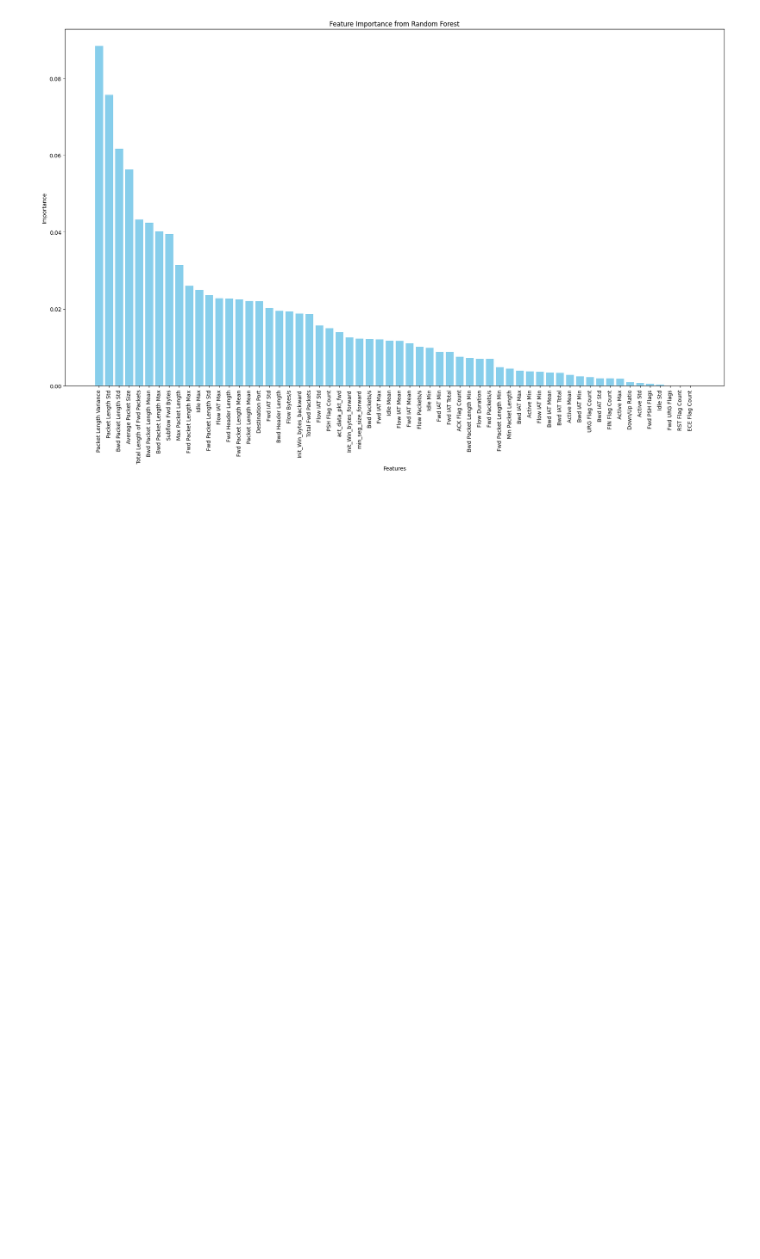
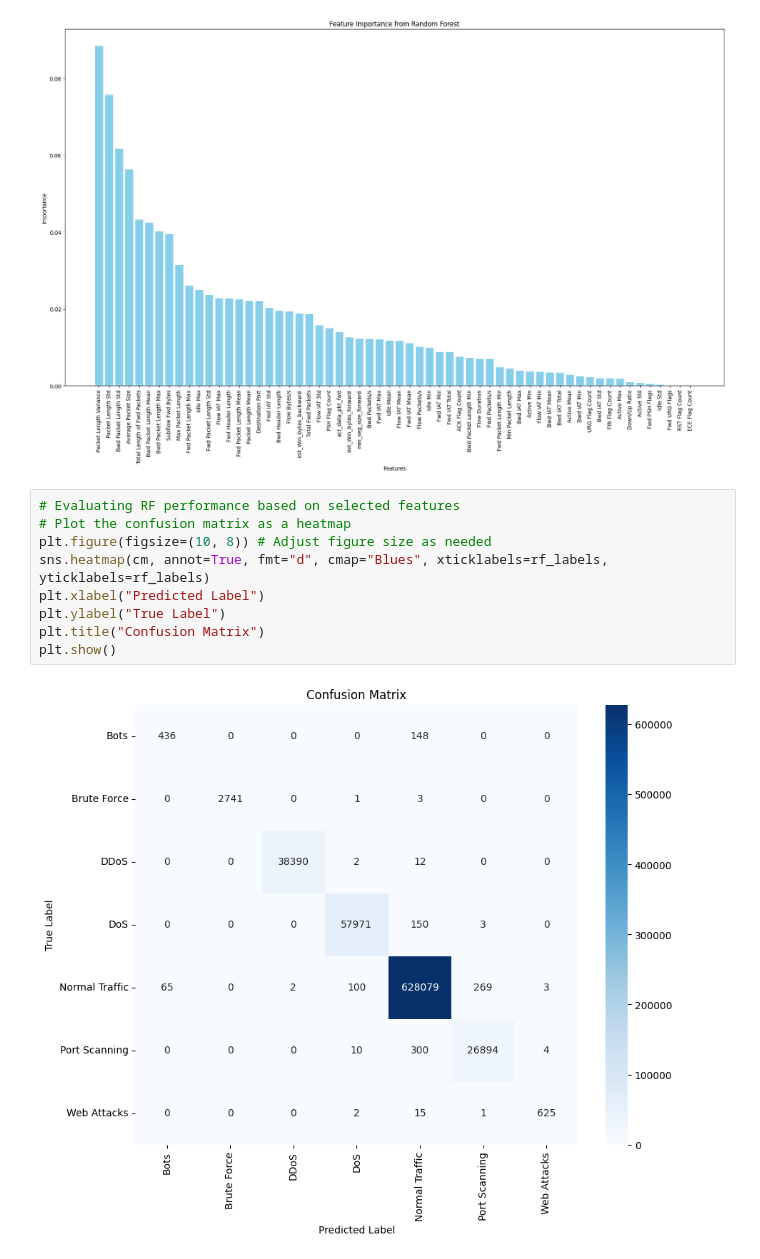
Before and after one commit to dani2308/scadatr, a Jupyter notebook: eda.ipynb, the cells around one changed output. Cells and saved outputs as stored; diff of their text form; blank space fills up the shorter version.

```diff
--- a/eda.ipynb
+++ b/eda.ipynb
@@ -1028,3 +1028,14 @@ Normal Traffic       1.00      1.00      1.00    628518
      macro avg       0.98      0.96      0.97    756226
   weighted avg       1.00      1.00      1.00    756226
 [figure]
+# %%
+# Evaluating RF performance based on selected features
+# Plot the confusion matrix as a heatmap
+plt.figure(figsize=(10, 8)) # Adjust figure size as needed
+sns.heatmap(cm, annot=True, fmt="d", cmap="Blues", xticklabels=rf_labels, yticklabels=rf_labels)
+plt.xlabel("Predicted Label")
+plt.ylabel("True Label")
+plt.title("Confusion Matrix")
+plt.show()
+# %% [output]
+[figure, added]
```
Also changed, not shown: parts of 5 cells of this notebook.
